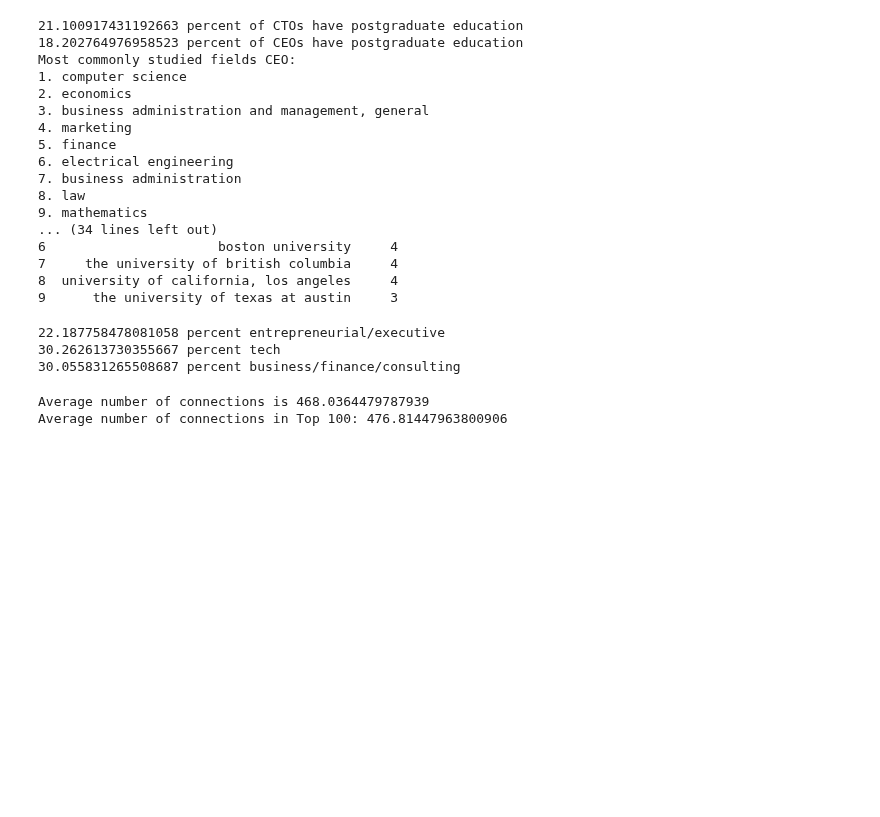
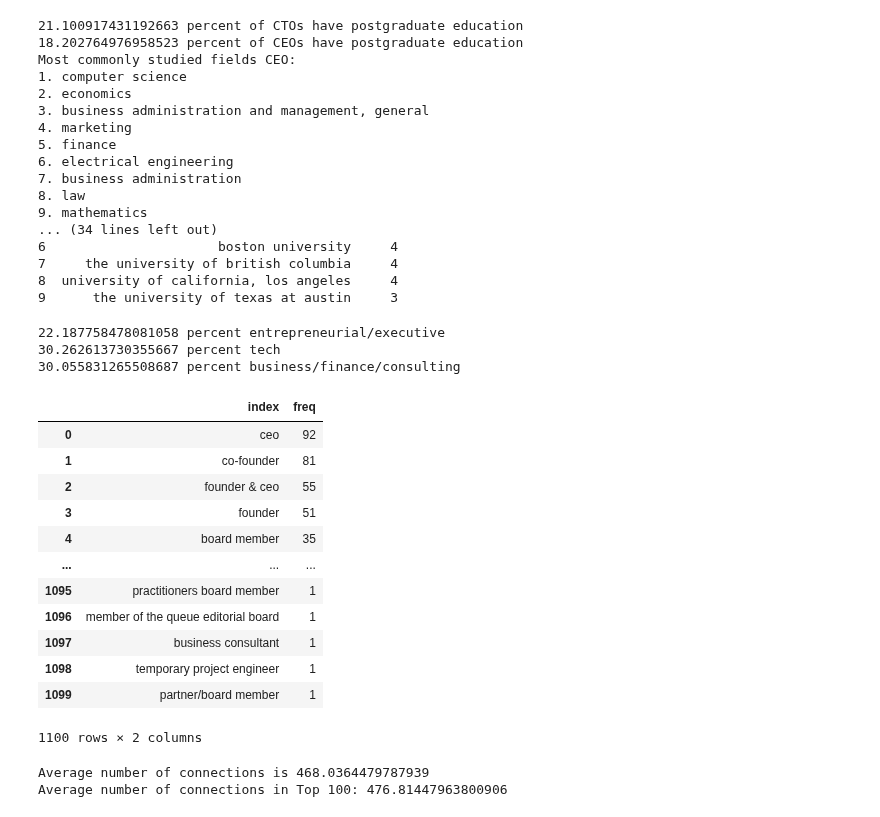
Before and after one commit to sarahbeasley2020/Scraping, a Jupyter notebook: Backtesting/Backtest_Analysis.ipynb, the cells around one changed output. Saved outputs shown, nothing was run; the diff lists cells and outputs as text; code cells hidden in the pictures; blank space fills up the shorter version.

```diff
--- a/Backtesting/Backtest_Analysis.ipynb
+++ b/Backtesting/Backtest_Analysis.ipynb
@@ -676,6 +713,22 @@ print("{} percent business/finance/consulting".format(str(busCount * 100 / total
 22.187758478081058 percent entrepreneurial/executive
 30.262613730355667 percent tech
 30.055831265508687 percent business/finance/consulting
+# %%
+df_positions
+# %% [output]
+|  | index | freq |
+| 0 | ceo | 92 |
+| 1 | co-founder | 81 |
+| 2 | founder & ceo | 55 |
+| 3 | founder | 51 |
+| 4 | board member | 35 |
+| ... | ... | ... |
+| 1095 | practitioners board member | 1 |
+| 1096 | member of the queue editorial board | 1 |
+| 1097 | business consultant | 1 |
+| 1098 | temporary project engineer | 1 |
+| 1099 | partner/board member | 1 |
+1100 rows × 2 columns
 # %%
 '''
 Employment Background
```
Also changed, not shown: parts of 11 cells of this notebook, 1 other file.
